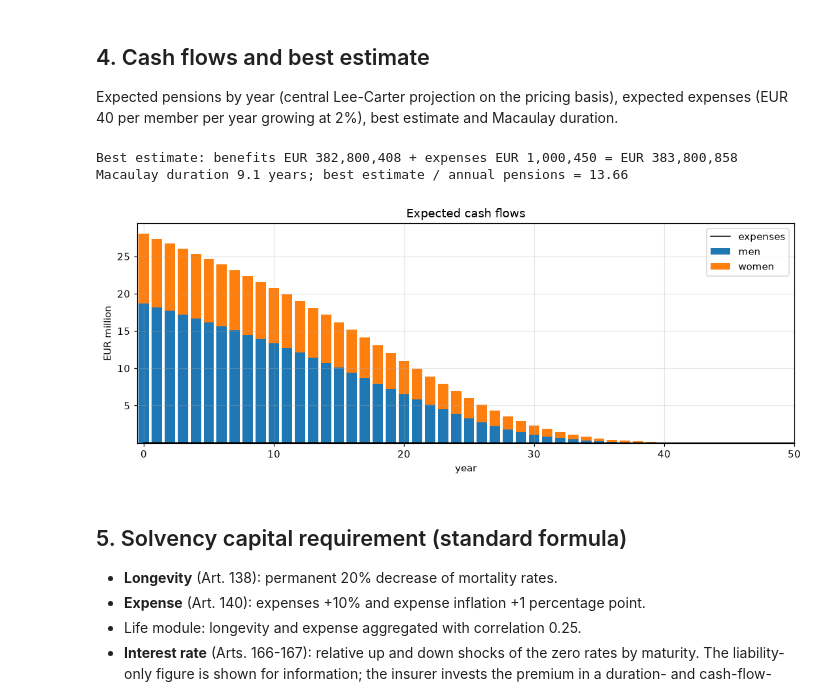
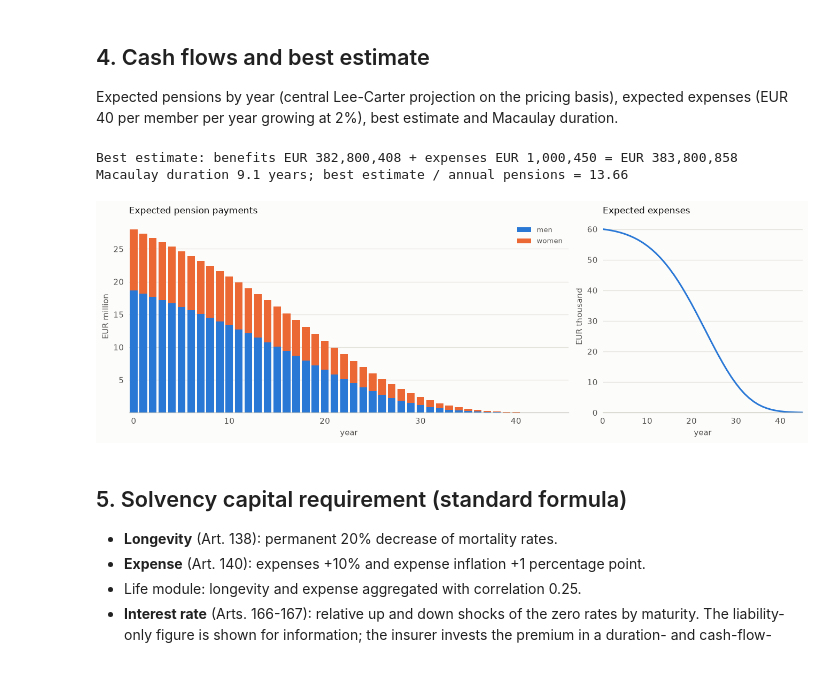
Before and after one commit to paolo993788/Actuarial-mathematics, a Jupyter notebook: notebooks/case_studies/pension_buy_in_pricing.ipynb, the cells around one changed output. Cells and saved outputs as stored; diff of their text form; code cells hidden in the pictures; blank space fills up the shorter version.

```diff
--- a/notebooks/case_studies/pension_buy_in_pricing.ipynb
+++ b/notebooks/case_studies/pension_buy_in_pricing.ipynb
@@ -54,7 +54,8 @@ OUTPUT_DIR = ROOT / "outputs" / "buy_in_pricing"
 OUTPUT_DIR.mkdir(parents=True, exist_ok=True)
 
 pd.set_option("display.float_format", lambda x: f"{x:,.2f}")
-plt.rcParams.update({"figure.dpi": 110, "axes.grid": True, "grid.alpha": 0.3})
+from longevity_risk.figstyle import MUTED, NEGATIVE, SERIES, notebook_style, ordinal_colors
+notebook_style()   # validated palette, recessive grid, constrained layout (see figstyle.py)
 print(f"longevity_risk {longevity_risk.__version__} | data mode: {DATA_MODE} | threads: {os.cpu_count()}")
 # %% [output]
 longevity_risk 0.1.0 | data mode: official | threads: 4
@@ -70,15 +71,14 @@ top = members["pension"].sort_values(ascending=False)
 print(f"Total annual pensions EUR {members['pension'].sum():,.0f}; the largest 5% of pensions are "
       f"{top.iloc[: len(top) // 20].sum() / top.sum():.0%} of the total (concentration)")
 fig, axes = plt.subplots(1, 2, figsize=(12, 3.8))
-for sex, color in (("M", "C0"), ("F", "C3")):
+pension_bins = np.linspace(0, members["pension"].max() / 1e3, 61)
+for sex, color, label in (("M", SERIES[0], "men"), ("F", SERIES[1], "women")):
     sub = members[members["sex"] == sex]
-    axes[0].hist(sub["age"], bins=range(60, 97), alpha=0.6, color=color, label=sex)
-    axes[1].hist(sub["pension"] / 1e3, bins=60, alpha=0.6, color=color, label=sex)
-axes[0].set(title="Age distribution", xlabel="age")
-axes[1].set(title="Annual pension", xlabel="EUR thousand")
-for ax in axes:
-    ax.legend()
-fig.tight_layout()
+    axes[0].hist(sub["age"], bins=range(60, 97), histtype="step", lw=1.6, color=color, label=label)
+    axes[1].hist(sub["pension"] / 1e3, bins=pension_bins, histtype="step", lw=1.6, color=color, label=label)
+axes[0].set(title="Age distribution", xlabel="age", ylabel="members")
+axes[1].set(title="Annual pension", xlabel="EUR thousand", ylabel="members")
+axes[1].legend(loc="upper right")
 fig.savefig(OUTPUT_DIR / "membership.png", dpi=150)
 # %% [output]
 Source: synthetic pension fund membership (seed 11), not real data
@@ -144,26 +144,27 @@ Expected pensions by year (central Lee-Carter projection on the pricing basis),
 # %%
 cf = portfolio.expected_cash_flows(models, members, HORIZON, INDEXATION)
 survivors = portfolio.expected_cash_flows(models, members.assign(pension=1.0), HORIZON)["total"]
 exp_cf = EXPENSE_PER_MEMBER * survivors * (1 + EXPENSE_INFLATION) ** times
 be_benefits = float(cf["total"] @ discount)
 be_expenses = float(exp_cf @ discount)
 best_estimate = be_benefits + be_expenses
 duration = float((times * (cf["total"] + exp_cf)) @ discount / best_estimate)
 print(f"Best estimate: benefits EUR {be_benefits:,.0f} + expenses EUR {be_expenses:,.0f} = EUR {best_estimate:,.0f}")
 print(f"Macaulay duration {duration:.1f} years; best estimate / annual pensions = {be_benefits / members['pension'].sum():.2f}")
 
-fig, ax = plt.subplots(figsize=(10, 4))
-ax.bar(times, cf["M"] / 1e6, label="men")
-ax.bar(times, cf["F"] / 1e6, bottom=cf["M"] / 1e6, label="women")
-ax.plot(times, exp_cf / 1e6, "k-", lw=1, label="expenses")
-ax.set(xlim=(-0.5, 50), xlabel="year", ylabel="EUR million", title="Expected cash flows")
-ax.legend()
-fig.tight_layout()
+# Expenses are about 0.3% of the benefits: on the benefit scale they would be invisible, so they get their own panel.
+fig, axes = plt.subplots(1, 2, figsize=(12, 4), gridspec_kw={"width_ratios": [2.2, 1]})
+axes[0].bar(times, cf["M"] / 1e6, color=SERIES[0], label="men")
+axes[0].bar(times, cf["F"] / 1e6, bottom=cf["M"] / 1e6, color=SERIES[1], label="women")
+axes[0].set(xlim=(-0.5, 45.5), xlabel="year", ylabel="EUR million", title="Expected pension payments")
+axes[0].legend(loc="upper right")
+axes[1].plot(times, exp_cf / 1e3, color=SERIES[0])
+axes[1].set(xlim=(0, 45), ylim=(0, None), xlabel="year", ylabel="EUR thousand", title="Expected expenses")
 fig.savefig(OUTPUT_DIR / "cash_flows.png", dpi=150)
 # %% [output]
 Best estimate: benefits EUR 382,800,408 + expenses EUR 1,000,450 = EUR 383,800,858
 Macaulay duration 9.1 years; best estimate / annual pensions = 13.66
-[figure, old version]
+[figure, new version]
 # %% [markdown]
 ## 5. Solvency capital requirement (standard formula)
 
```
Also changed, not shown: parts of 4 cells of this notebook, 4 other files.
